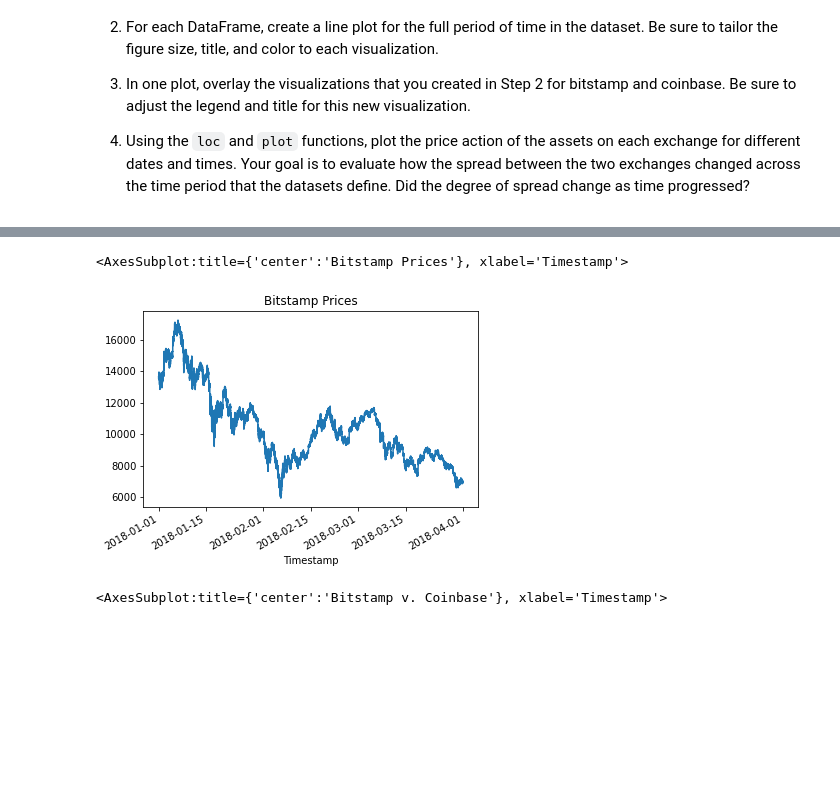
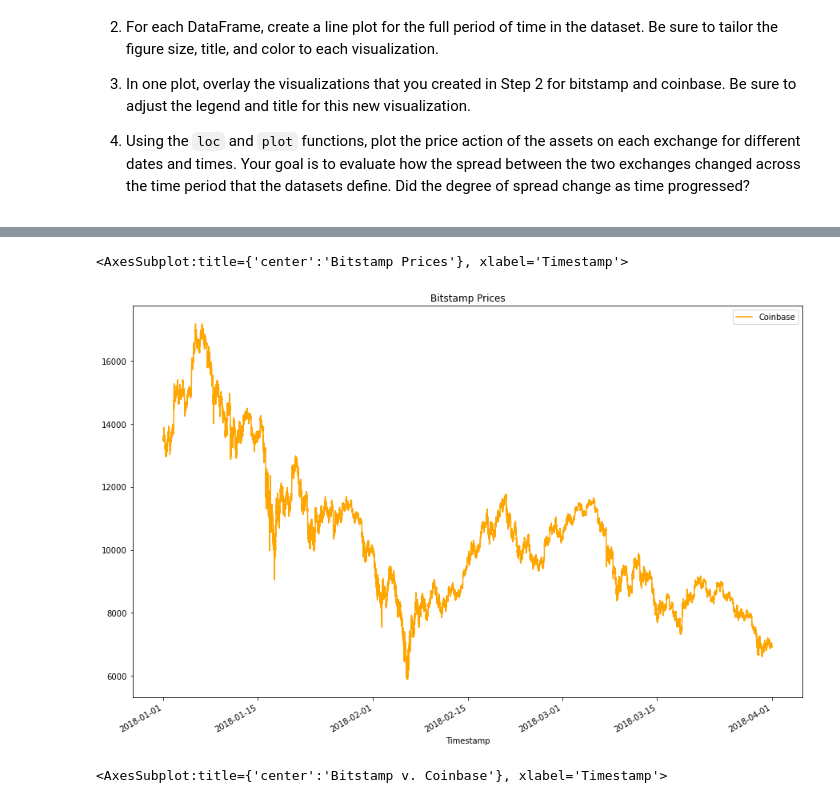
Before and after one commit to chdi2942/Bitcoin_Arbitrage_Analysis, a Jupyter notebook: crypto_arbitrage.ipynb, the cells around one changed output, grey strips where cells are left out. Drawn from its saved outputs; the diff is of its cells as text; code cells hidden in the pictures; blank space fills up the shorter version.

```diff
--- a/crypto_arbitrage.ipynb
+++ b/crypto_arbitrage.ipynb
@@ -169,7 +168,7 @@ bitstamp_sliced = # YOUR CODE HERE
 # %%
 # Use loc or iloc to select `Timestamp (the index)` and `Close` from coinbase DataFrame
-coinbase_sliced = # YOUR CODE HERE
+coinbase_sliced = coinbase.iloc[:, 3]
 
 # Review the first five rows of the DataFrame
-# YOUR CODE HERE
+coinbase_sliced.head()
 # %% [output]
@@ -228,10 +227,10 @@ Sort through the time series data associated with the bitstamp and coinbase Data
 # %%
 # Create a line plot for the coinbase DataFrame for the full length of time in the dataset
 # Be sure that the figure size, title, and color are tailored to each visualization
-# YOUR CODE HERE
+coinbase_sliced.plot(legend=True, figsize=(15, 10), title="Bitstamp Prices", color="orange", label="Coinbase")
 # %% [output]
 <AxesSubplot:title={'center':'Bitstamp Prices'}, xlabel='Timestamp'>
-[figure, old version]
+[figure, new version]
 # %%
 # Overlay the visualizations for the bitstamp and coinbase DataFrames in one plot
 # The plot should visualize the prices over the full lenth of the dataset
```
Also changed, not shown: parts of 19 cells of this notebook.
